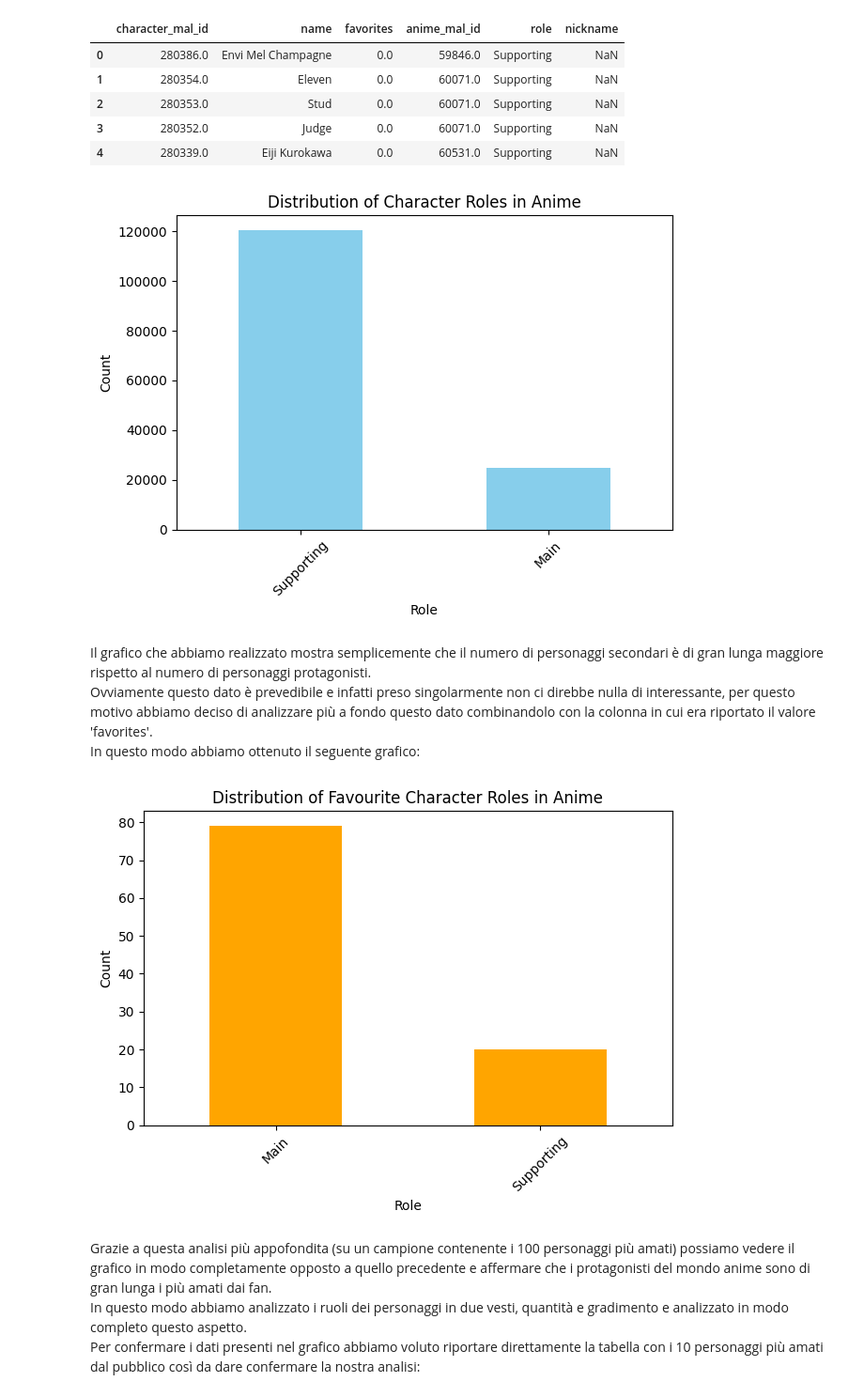
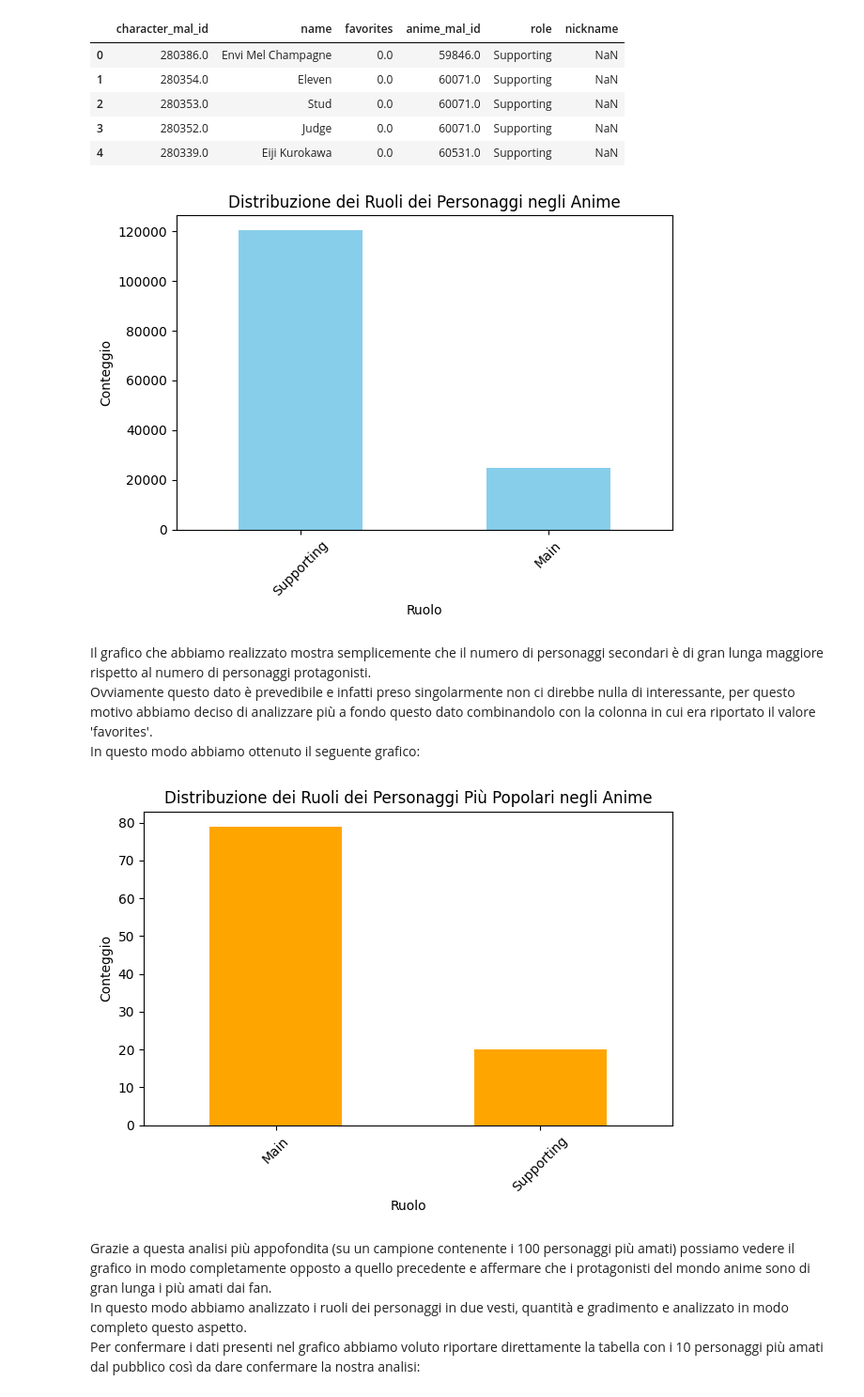
Before and after one commit to LeonardoFerraud/HCI---progetto-finale-Ferraud-Russo-2, a Jupyter notebook: Assigment25-26.ipynb, the cells around one changed output. Shown at 94% size. Cells and saved outputs as stored; diff of their text form; code cells hidden in the pictures.

```diff
--- a/Assigment25-26.ipynb
+++ b/Assigment25-26.ipynb
@@ -70,14 +58,14 @@ character_df.head()
 # %%
 character_df['role'].value_counts().plot(kind='bar', color='skyblue')
 
-plt.title('Distribution of Character Roles in Anime')
-plt.xlabel('Role')
-plt.ylabel('Count')
+plt.title('Distribuzione dei Ruoli dei Personaggi negli Anime')
+plt.xlabel('Ruolo')
+plt.ylabel('Conteggio')
 plt.xticks(rotation=45)
 plt.tight_layout()
 plt.show()
 # %% [output]
-[figure, old version]
+[figure, new version]
 # %% [markdown]
 Il grafico che abbiamo realizzato mostra semplicemente che il numero di personaggi secondari è di gran lunga maggiore rispetto al numero di personaggi protagonisti.
 Ovviamente questo dato è prevedibile e infatti preso singolarmente non ci direbbe nulla di interessante, per questo motivo abbiamo deciso di analizzare più a fondo questo dato combinandolo con la colonna in cui era riportato il valore 'favorites'.
@@ -85,15 +73,15 @@ In questo modo abbiamo ottenuto il seguente grafico:
 # %%
 top100 = character_df.nlargest(100, 'favorites')
 top100['role'].value_counts().plot(kind='bar', color='orange')
 
-plt.title('Distribution of Favourite Character Roles in Anime')
-plt.xlabel('Role')
-plt.ylabel('Count')
+plt.title('Distribuzione dei Ruoli dei Personaggi Più Popolari negli Anime')
+plt.xlabel('Ruolo')
+plt.ylabel('Conteggio')
 plt.xticks(rotation=45)
 plt.tight_layout()
 plt.show()
 # %% [output]
-[figure, old version]
+[figure, new version]
 # %% [markdown]
 Grazie a questa analisi più appofondita (su un campione contenente i 100 personaggi più amati) possiamo vedere il grafico in modo completamente opposto a quello precedente e affermare che i protagonisti del mondo anime sono di gran lunga i più amati dai fan.
 In questo modo abbiamo analizzato i ruoli dei personaggi in due vesti, quantità e gradimento e analizzato in modo completo questo aspetto.
```
Also changed, not shown: parts of 31 cells of this notebook.
